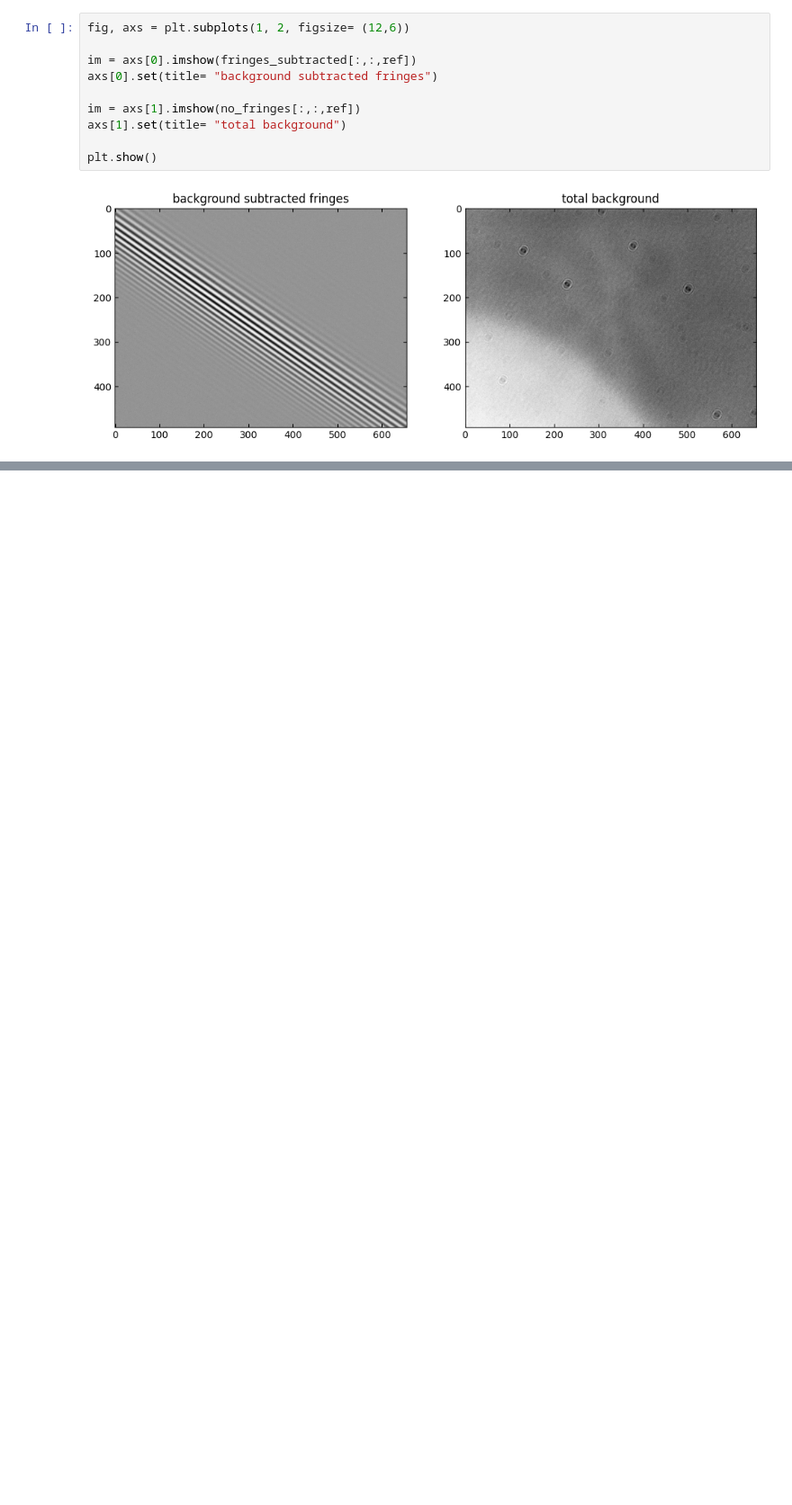
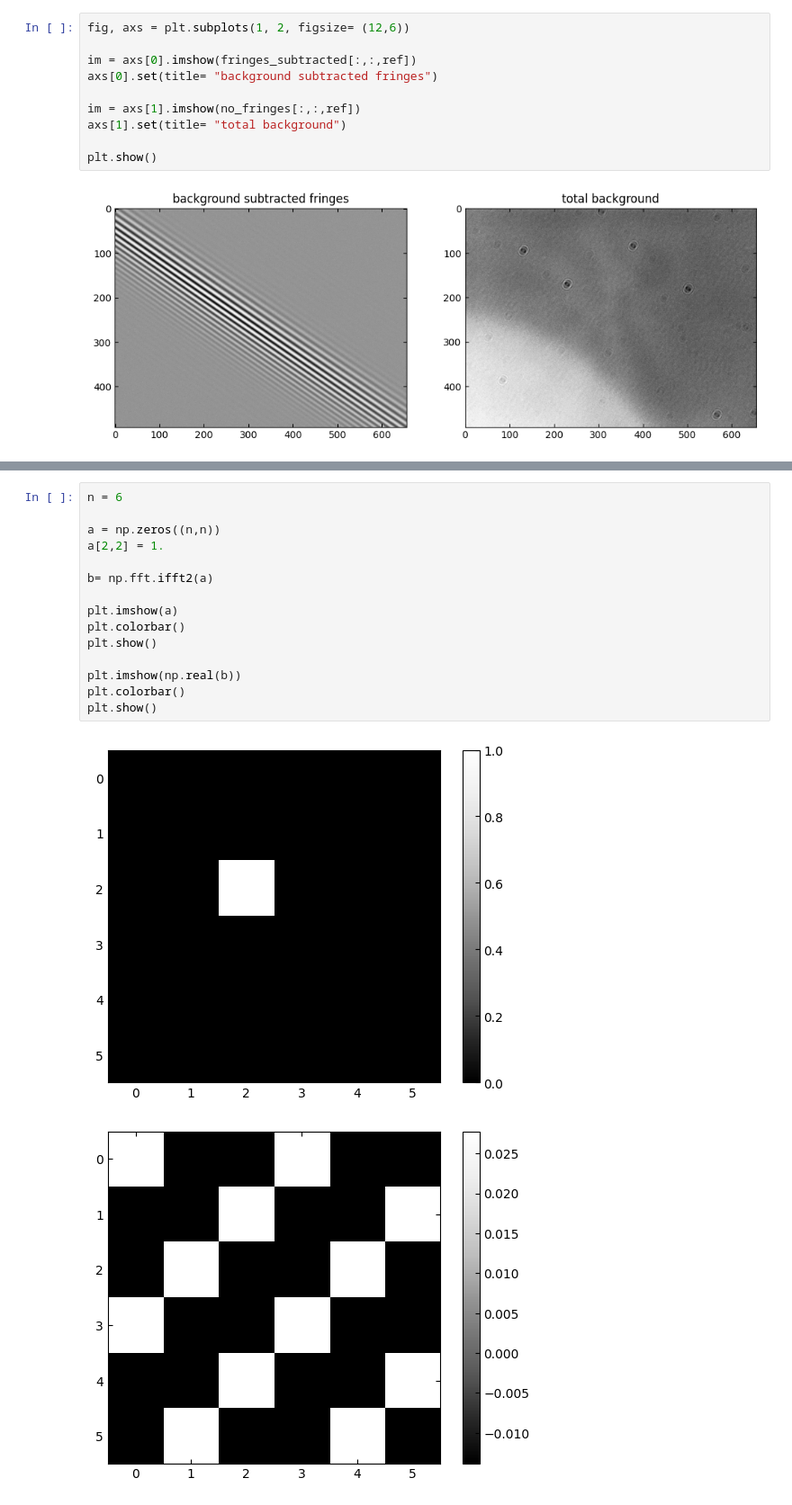
Before and after one commit to Jammi-Dodgers/THz-interferometry, a Jupyter notebook: FTIR_step_by_step.ipynb, the cells around one changed output, grey strips where cells are left out. Shown at 90% size. Drawn from its saved outputs; the diff is of its cells as text; blank space fills up the shorter version.

```diff
--- a/FTIR_step_by_step.ipynb
+++ b/FTIR_step_by_step.ipynb
@@ -246,0 +138,18 @@ interactive(children=(BoundedFloatText(value=0.0, description='alpha (rad):', ma
+# %%
+n = 6
+
+a = np.zeros((n,n))
+a[2,2] = 1.
+
+b= np.fft.ifft2(a)
+
+plt.imshow(a)
+plt.colorbar()
+plt.show()
+
+plt.imshow(np.real(b))
+plt.colorbar()
+plt.show()
+# %% [output]
+[figure, added]
+[figure, added]
```
Also changed, not shown: parts of 7 cells of this notebook, 1 other file.
